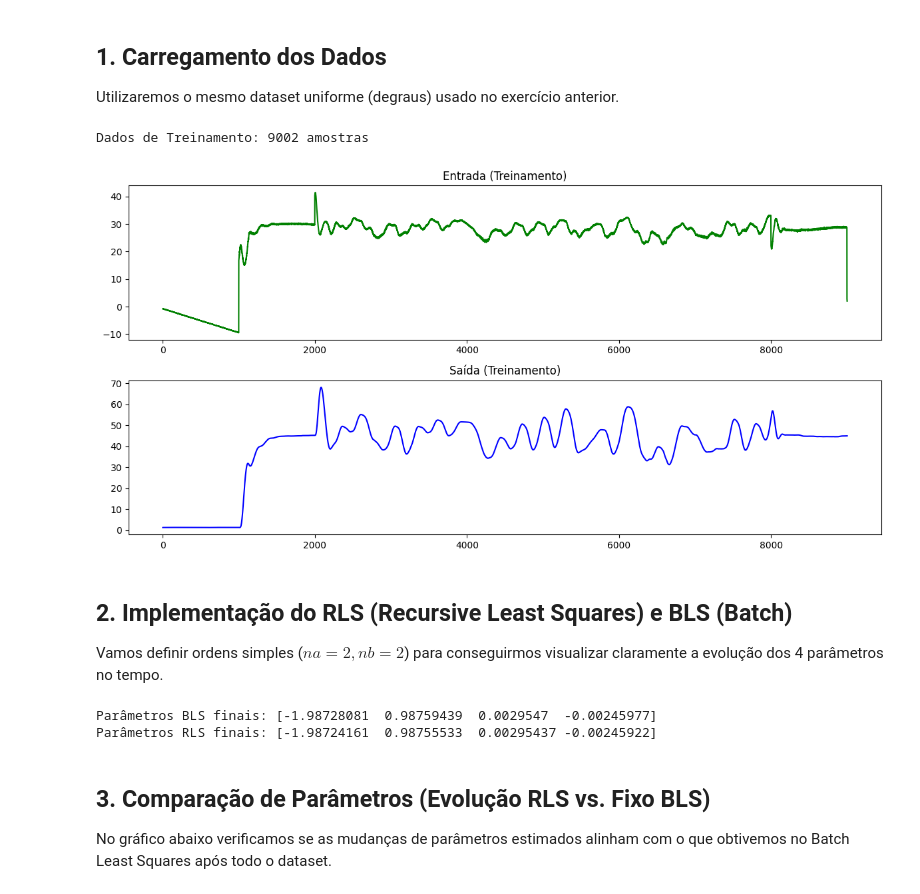
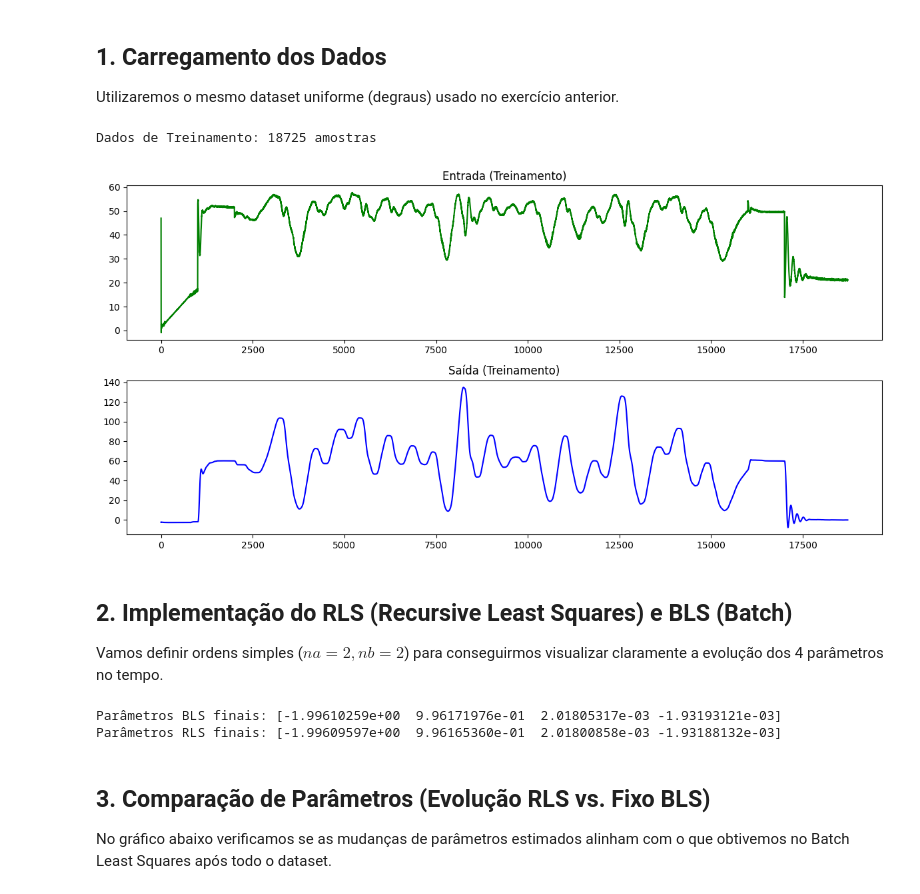
Before and after one commit to FelipeEduardoMarcondes/SYSTEM-IDENTIFICATION-AERO, a Jupyter notebook: identificação-collab/RLS_AEROPENDULO.ipynb, the cells around one changed output. Cells and saved outputs as stored; diff of their text form; code cells hidden in the pictures.

```diff
--- a/identificação-collab/RLS_AEROPENDULO.ipynb
+++ b/identificação-collab/RLS_AEROPENDULO.ipynb
@@ -26,39 +26,40 @@ def carregar_experimento(url, decimacao=1):
     y_raw = df_sub['angulo_deg'].values
     u = u_raw
     y = y_raw
     return u, y
 
 BASE = (
     "https://raw.githubusercontent.com/FelipeEduardoMarcondes/"
     "SYSTEM-IDENTIFICATION-AERO/main/PYTHON/dados/"
 )
 
+
 BASE2 = (
     "https://raw.githubusercontent.com/FelipeEduardoMarcondes/"
     "SYSTEM-IDENTIFICATION-AERO/main/experimentos/"
 )
 
 
 
-u_TRA,  y_TRA  = carregar_experimento(BASE + "step_35_open.csv")
-u_TEST, y_TEST = carregar_experimento(BASE + "step_39_open.csv")
+u_TRA,  y_TRA  = carregar_experimento(BASE2 + "RODADA-2/multi-seno-1_0804_19-03.csv")
+u_TEST, y_TEST = carregar_experimento(BASE2 + "RODADA-2/multi-seno-2_0804_19-28.csv")
 
-u_TRA,  y_TRA  = carregar_experimento(BASE2 + "multi-sine-2_0731_17-38.csv") # Estimação
-u_TEST, y_TEST = carregar_experimento(BASE2 + "multi-sine-3_0731_17-45.csv") # Teste
+u_TRA,  y_TRA  = carregar_experimento(BASE2 + "multi-seno-2_0807_17-13.csv") # Estimação
+u_TEST, y_TEST = carregar_experimento(BASE2 + "multi-seno-1_0807_16-57.csv") # Teste
 
 print(f"Dados de Treinamento: {len(u_TRA)} amostras")
 
 # Visualização rápida
 fig, axes = plt.subplots(2, 1, figsize=(12, 6))
 axes[0].plot(u_TRA, color='green')
 axes[0].set_title('Entrada (Treinamento)')
 axes[1].plot(y_TRA, color='blue')
 axes[1].set_title('Saída (Treinamento)')
 plt.tight_layout()
 plt.show()
 # %% [output]
-Dados de Treinamento: 9002 amostras
+Dados de Treinamento: 18725 amostras
-[figure, old version]
+[figure, new version]
 # %% [markdown]
 ## 2. Implementação do RLS (Recursive Least Squares) e BLS (Batch)
 
@@ -123,8 +124,8 @@ for k in range(p, N):
 
 print("Parâmetros RLS finais:", theta_rls.flatten())
 # %% [output]
-Parâmetros BLS finais: [-1.98728081  0.98759439  0.0029547  -0.00245977]
-Parâmetros RLS finais: [-1.98724161  0.98755533  0.00295437 -0.00245922]
+Parâmetros BLS finais: [-1.99610259e+00  9.96171976e-01  2.01805317e-03 -1.93193121e-03]
+Parâmetros RLS finais: [-1.99609597e+00  9.96165360e-01  2.01800858e-03 -1.93188132e-03]
 # %% [markdown]
 ## 3. Comparação de Parâmetros (Evolução RLS vs. Fixo BLS)
 
```
Also changed, not shown: parts of 2 cells of this notebook, 19 other files.
